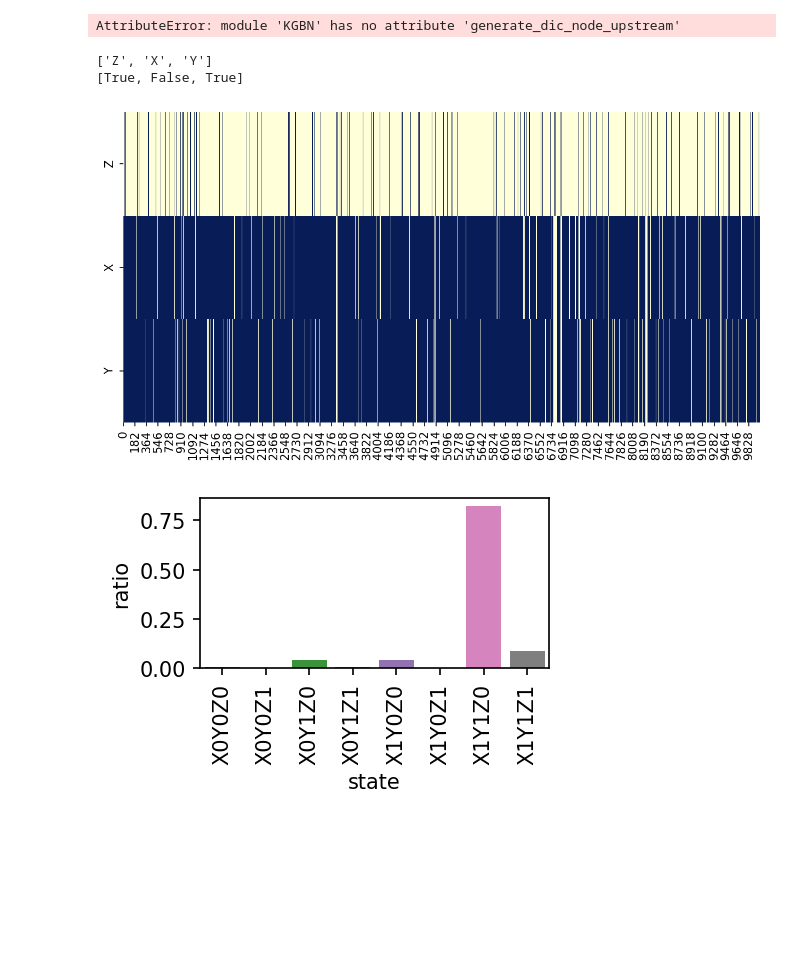
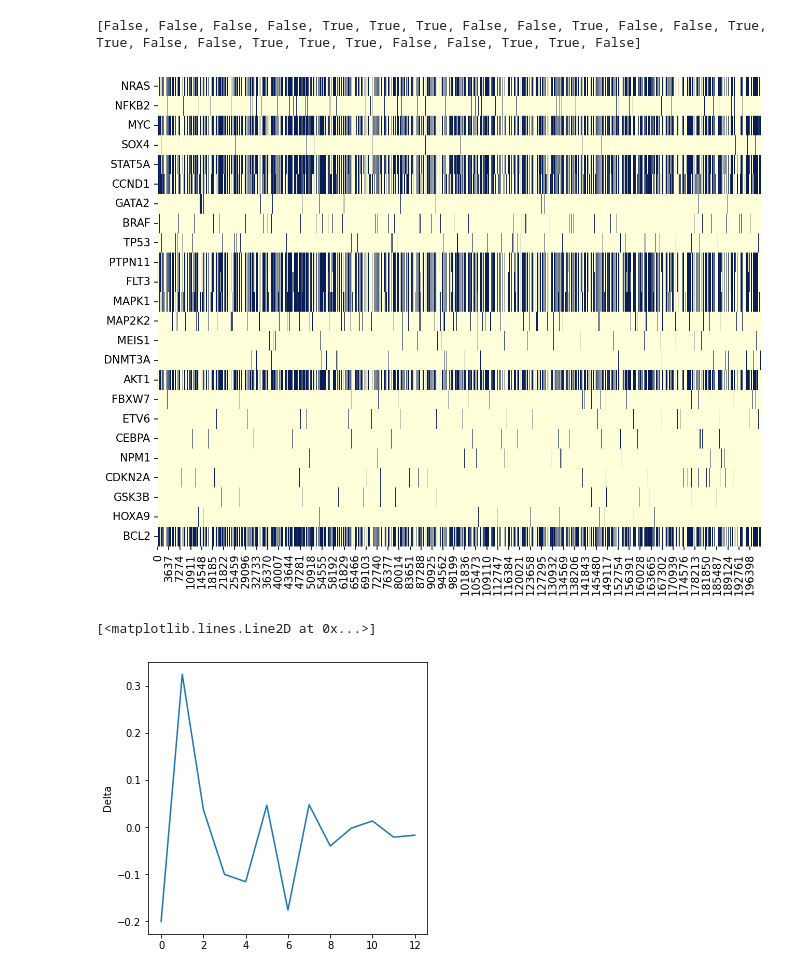
Before and after one commit to IlyaLab/BNMPy, a Jupyter notebook: Simulation.ipynb, the cells around one changed output. Drawn from its saved outputs; the diff is of its cells as text; code cells hidden in the pictures; blank space fills up the shorter version.

```diff
--- a/Simulation.ipynb
+++ b/Simulation.ipynb
@@ -12,7 +12,6 @@ import sys
 sys.path.append('./src/')
 import KGBN
 # %%
-# import a network
 network = pd.DataFrame({"1":["X","Y","activate"],
                         "2":["X","X","activate"],
                         "3":["X","Z","activate"],
@@ -28,7 +27,7 @@ network.columns = ["node1","node2","Operation"]
 # Analyze the structure of the network
 # Load initial network data
 #network = pd.read_csv('/Users/guangrong/Documents/GitHub_project/AML digital twin/script/FLT3_NPM1_DNMT3A_model1.csv')
-#network = pd.read_csv('/Users/guangrong/Documents/GitHub_project/AML digital twin/script/FLT3_NPM1_DNMT3A_add.csv')
+network = pd.read_csv('/Users/guangrong/Documents/GitHub_project/AML digital twin/script/FLT3_NPM1_DNMT3A_add.csv')
 
 #print("starting nodes:")
 #print(set(network['node1']) - set(network['node2']))
@@ -38,41 +37,29 @@ network.columns = ["node1","node2","Operation"]
 
 #print("all nodes:")
 #print(len(set(network['node1']) | set(network['node2'])))
-# %%
-# random initial values
-all_nodes = list(set(network['node1']) | set(network['node2']))
-initial_values = [random.choice([True,False]) for i in range(0,len(all_nodes))]
-dic_nodes_incoming = KGBN.generate_dic_node_upstream(network)
-# %% [output]
-AttributeError: module 'KGBN' has no attribute 'generate_dic_node_upstream'
 # %%
+# random initial values
+all_nodes = list(set(network['node1']) | set(network['node2']))
+initial_values = [random.choice([True,False]) for i in range(0,len(all_nodes))]
+print(initial_values)
 
-# random initial values
-initial_values = [random.choice([True,False]) for i in range(0,len(all_nodes))]
-curr_initial_values = initial_values.copy()
-#initial_values = curr_initial_values
-#initial_values = [True] * len(all_nodes)
-dic_nodes_incoming = dic_node_income(network)
-print(curr_initial_values)
-model_initial = initial_model(all_nodes=all_nodes, initial_values=initial_values)
+# model initial
+model_initial = KGBN.initial_model(all_nodes=all_nodes, initial_values=initial_values)
 
-simulations = update_models_multisteps(model_initial,dic_nodes_incoming, runs = 10000, fliprop=0.05)
-#simulations = model_update_withNoise(model_initial,dic_nodes_incoming, runs = 100)
+# run simulation
+dic_nodes_upstream = KGBN.generate_dic_node_upstream(network)
+simulations = KGBN.update_models_multisteps(model_initial,dic_nodes_upstream, runs = 200000, fliprop=0.01)
 
 # Convert the simulation results to dataframe so True will became 1 and False will became 0
 for node in simulations.keys():
     simulations[node] = [int(x) for x in simulations[node]]
 simulations = pd.DataFrame(simulations)
 
-# heatmap of the simulation results
+# plot the simulation results
+plt.figure(figsize=(10,len(all_nodes)/3), dpi = 150)
+# heapmap without clustering
+sns.heatmap(simulations.transpose(),cmap="YlGnBu", cbar = False)
+plt.show()
 # %% [output]
-['Z', 'X', 'Y']
-[True, False, True]
+[False, False, False, False, True, True, True, False, False, True, False, False, True, True, False, False, True, True, True, False, False, True, True, False]
+[figure, added]
-# %%
-plt.figure(figsize=(10,5), dpi = 150)
-# heapmap without clustering
-#
-sns.heatmap(simulations.transpose(),cmap="YlGnBu", cbar = False)
-plt.show()
-# %% [output]
-[figure, removed]
@@ -104,10 +65,0 @@ result_df = pd.DataFrame({"state":["X0Y0Z0","X0Y0Z1","X0Y1Z0","X0Y1Z1","X1Y0Z0",
-# %%
-
-#barplot of result_df
-
-plt.figure(figsize=(3,1.5), dpi = 150)
-sns.barplot(x = "state", y = "ratio", data = result_df)
-plt.xticks(rotation = 90)
-plt.show()
-# %% [output]
-[figure, removed]
@@ -113,0 +101,7 @@ plt.show()
+# %%
+plt.figure(figsize=(5,5))
+plt.ylabel("Delta")
+plt.plot(delta)
+# %% [output]
+[<matplotlib.lines.Line2D at 0x...>]
+[figure, added]
```
Also changed, not shown: parts of 13 cells of this notebook, 1 other file.
